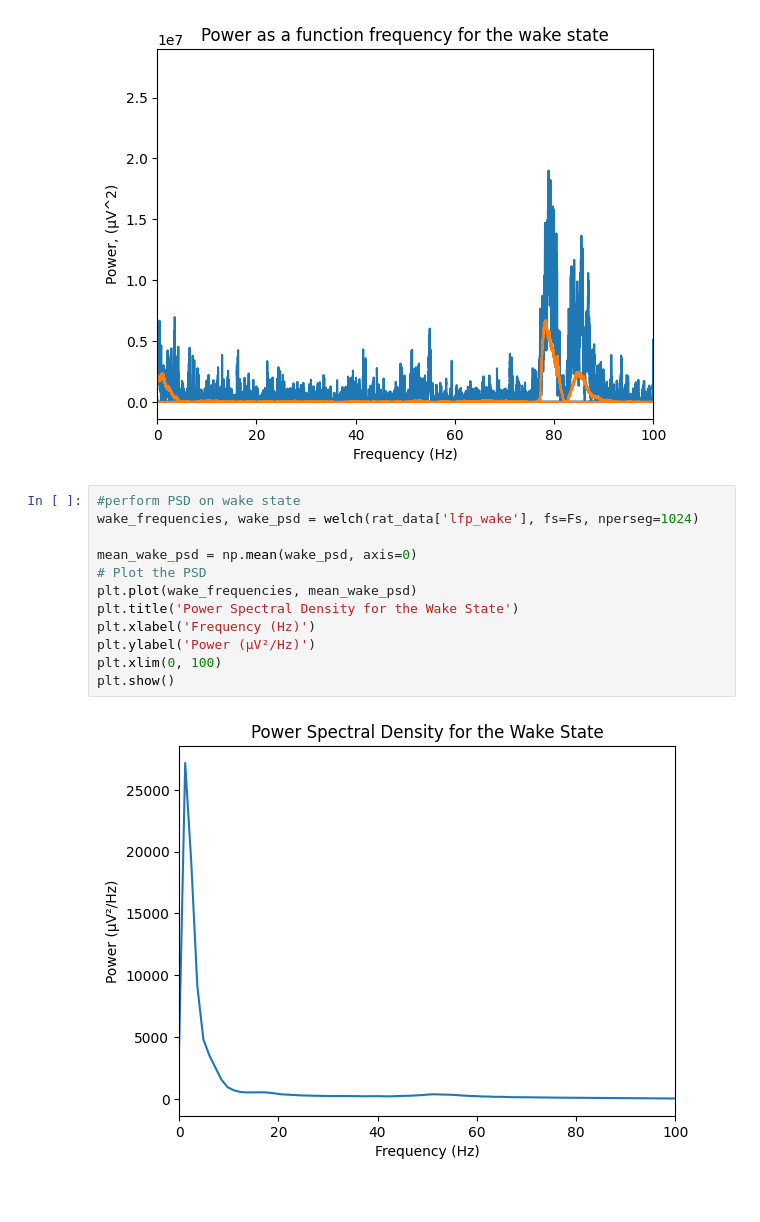
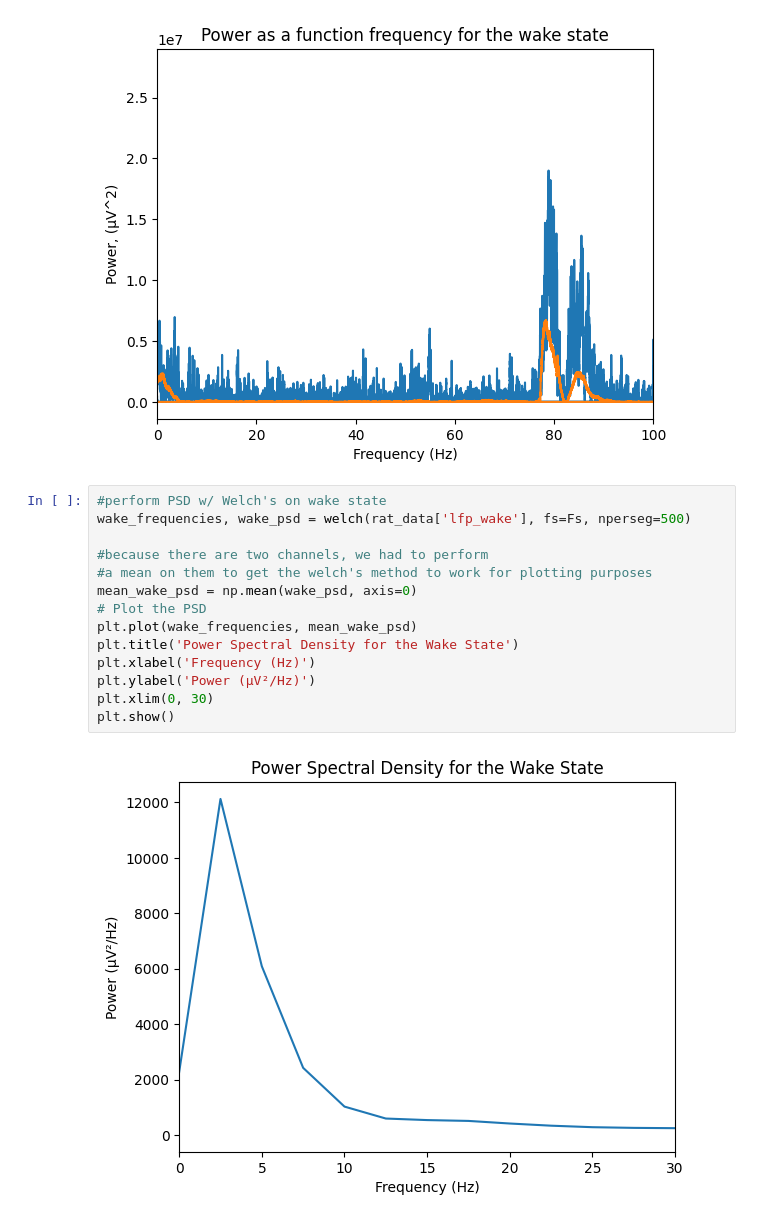
Before and after one commit to Indraniiii/118C_rat, a Jupyter notebook: COGS118_LFP_rats.ipynb, the cells around one changed output. Cells and saved outputs as stored; diff of their text form.

```diff
--- a/COGS118_LFP_rats.ipynb
+++ b/COGS118_LFP_rats.ipynb
@@ -80,16 +85,18 @@ plt.show
 <function matplotlib.pyplot.show(close=None, block=None)>
 [figure]
 # %%
-#perform PSD on wake state
-wake_frequencies, wake_psd = welch(rat_data['lfp_wake'], fs=Fs, nperseg=1024)
+#perform PSD w/ Welch's on wake state
+wake_frequencies, wake_psd = welch(rat_data['lfp_wake'], fs=Fs, nperseg=500)
 
+#because there are two channels, we had to perform
+#a mean on them to get the welch's method to work for plotting purposes
 mean_wake_psd = np.mean(wake_psd, axis=0)
 # Plot the PSD
 plt.plot(wake_frequencies, mean_wake_psd)
 plt.title('Power Spectral Density for the Wake State')
 plt.xlabel('Frequency (Hz)')
 plt.ylabel('Power (μV²/Hz)')
-plt.xlim(0, 100)
+plt.xlim(0, 30)
 plt.show()
 # %% [output]
-[figure, old version]
+[figure, new version]
```
Also changed, not shown: parts of 11 cells of this notebook.
